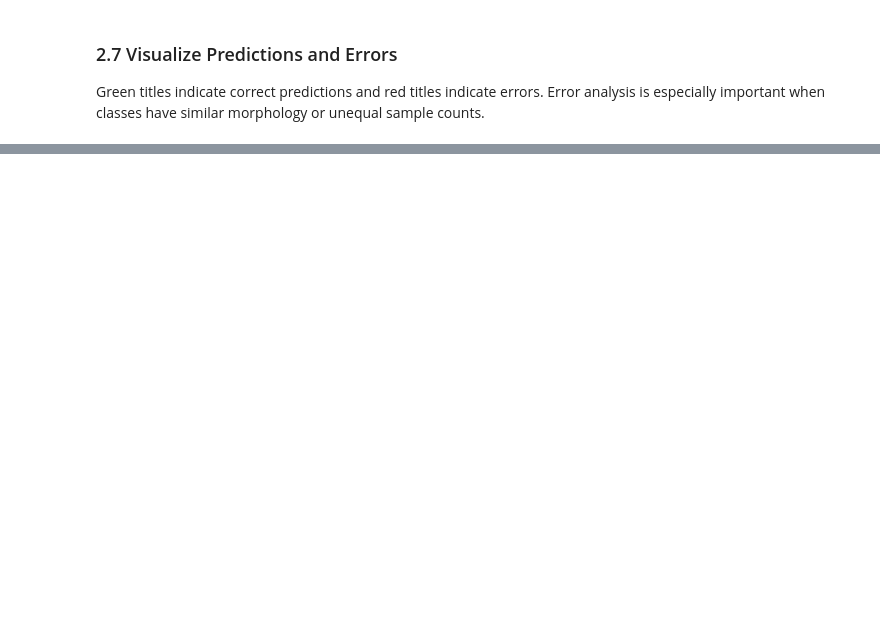
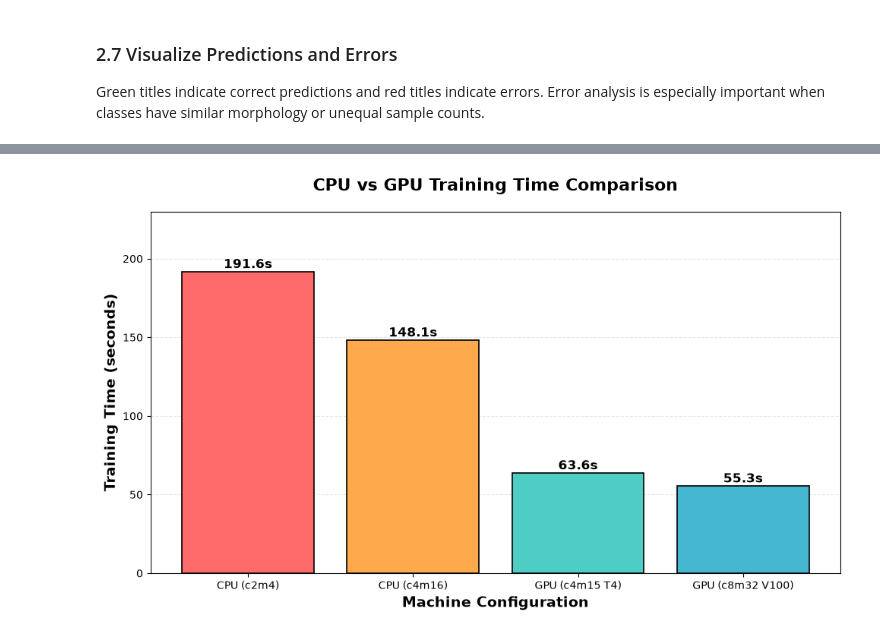
Before and after one commit to 2379836379/Artificial-Intelligence-for-Chemistry-Laboratory-2026Summer-PKU, a Jupyter notebook: lab2_MLP_CNN.ipynb, the cells around one changed output, grey strips where cells are left out. Saved outputs shown, nothing was run; the diff lists cells and outputs as text; code cells hidden in the pictures; blank space fills up the shorter version.

```diff
--- a/lab2_MLP_CNN.ipynb
+++ b/lab2_MLP_CNN.ipynb
@@ -1255,0 +1580,94 @@ GPU (V100)      15.30        ¥0.0467      2.95        x
+# %%
+import matplotlib.pyplot as plt
+import numpy as np
+
+# TODO: Generate a barchart plot for training time comparison
+# x-axis represents machine configuration (e.g., CPU(c2m4), GPU(NVIDIA T4)
+# y-axis represents training time in seconds
+
+# 训练时间数据（秒）- 请根据你的实际测试结果替换
+# 假设你在不同配置上运行了训练
+machine_configs = ['CPU (c2m4)', 'CPU (c4m16)', 'GPU (c4m15 T4)', 'GPU (c8m32 V100)']
+training_times = [191.6, 148.1, 63.6, 55.3]  # 秒 - 替换为你的实际数据
+
+# 创建柱状图
+fig, ax = plt.subplots(figsize=(10, 6))
+
+# 颜色设置
+colors = ['#FF6B6B', '#FFA94D', '#4ECDC4', '#45B7D1']
+bars = ax.bar(machine_configs, training_times, color=colors, edgecolor='black', linewidth=1.2)
+
+# 添加数值标签
+for bar, time in zip(bars, training_times):
+    height = bar.get_height()
+    ax.text(bar.get_x() + bar.get_width()/2., height + 0.5,
+            f'{time:.1f}s', ha='center', va='bottom', fontsize=12, fontweight='bold')
+
+# 设置图表属性
+ax.set_ylabel('Training Time (seconds)', fontsize=14, fontweight='bold')
+ax.set_xlabel('Machine Configuration', fontsize=14, fontweight='bold')
+ax.set_title('CPU vs GPU Training Time Comparison', fontsize=16, fontweight='bold', pad=20)
+
+# 添加网格线
+ax.grid(axis='y', alpha=0.3, linestyle='--', linewidth=0.8)
+ax.set_axisbelow(True)
+
+# 设置 y 轴从 0 开始
+ax.set_ylim(0, max(training_times) * 1.2)
+
+# 添加性能提升标注
+if len(training_times) >= 2:
+    speedup = training_times[0] / training_times[-1]
+
+plt.tight_layout()
+plt.show()
+# TODO: end
+
+# TODO: Plot machine cost comparison (optional)
+# x-axis represents machine type (e.g., CPU(c2m4), GPU(NVIDIA T4)
+# y-axis represents total cost in yuan
+
+# 机器配置和价格（元/小时）
+# 假设训练时间已在上面的 training_times 中定义
+machine_types = ['CPU (c2m4)', 'CPU (c4m16)', 'GPU (c4m15 T4)', 'GPU (c8m32 V100)']
+cost_per_hour = [0.3, 0.6, 7, 11]  # 元/小时
+
+# 计算总成本 = 训练时间(小时) × 单价
+# 注意：c2m4 是免费节点，成本为 0
+training_hours = [t / 3600 for t in training_times]  # 转换为小时
+total_costs = [hours * price for hours, price in zip(training_hours, cost_per_hour)]
+
+# 创建柱状图
+fig, ax = plt.subplots(figsize=(10, 6))
+
+# 颜色设置（不同深浅的绿色表示成本高低）
+cost_colors = ['#2ECC71', '#27AE60', '#1ABC9C', '#16A085']
+bars = ax.bar(machine_types, total_costs, color=cost_colors, edgecolor='black', linewidth=1.2)
+
+# 添加数值标签
+for bar, cost in zip(bars, total_costs):
+    height = bar.get_height()
+    if cost > 0.001:  # 避免显示极小值
+        ax.text(bar.get_x() + bar.get_width()/2., height + 0.001,
+                f'¥{cost:.4f}', ha='center', va='bottom', fontsize=11, fontweight='bold')
+    else:
+        ax.text(bar.get_x() + bar.get_width()/2., height + 0.001,
+                '¥0', ha='center', va='bottom', fontsize=11, fontweight='bold')
+
+# 设置图表属性
+ax.set_ylabel('Total Cost (yuan)', fontsize=14, fontweight='bold')
+ax.set_xlabel('Machine Configuration', fontsize=14, fontweight='bold')
+ax.set_title('Total Training Cost Comparison', fontsize=16, fontweight='bold', pad=20)
+
+# 添加网格线
+ax.grid(axis='y', alpha=0.3, linestyle='--', linewidth=0.8)
+ax.set_axisbelow(True)
+
+# 设置 y 轴从 0 开始
+ax.set_ylim(0, max(total_costs) * 1.3 if max(total_costs) > 0 else 0.1)
+
+plt.tight_layout()
+plt.show()
+# TODO: end
+# %% [output]
+[figure, added]
```
Also changed, not shown: parts of 24 cells of this notebook, 13 other files.
